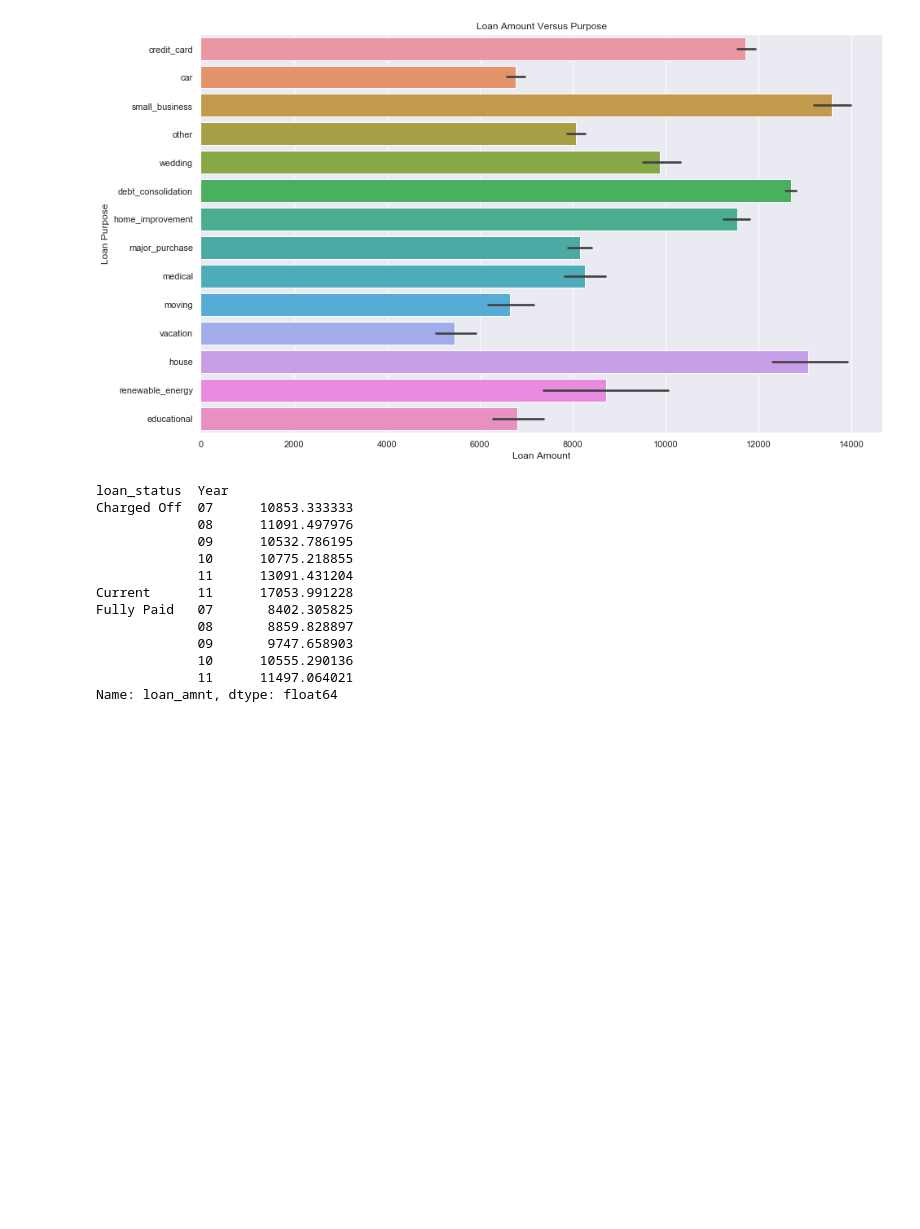
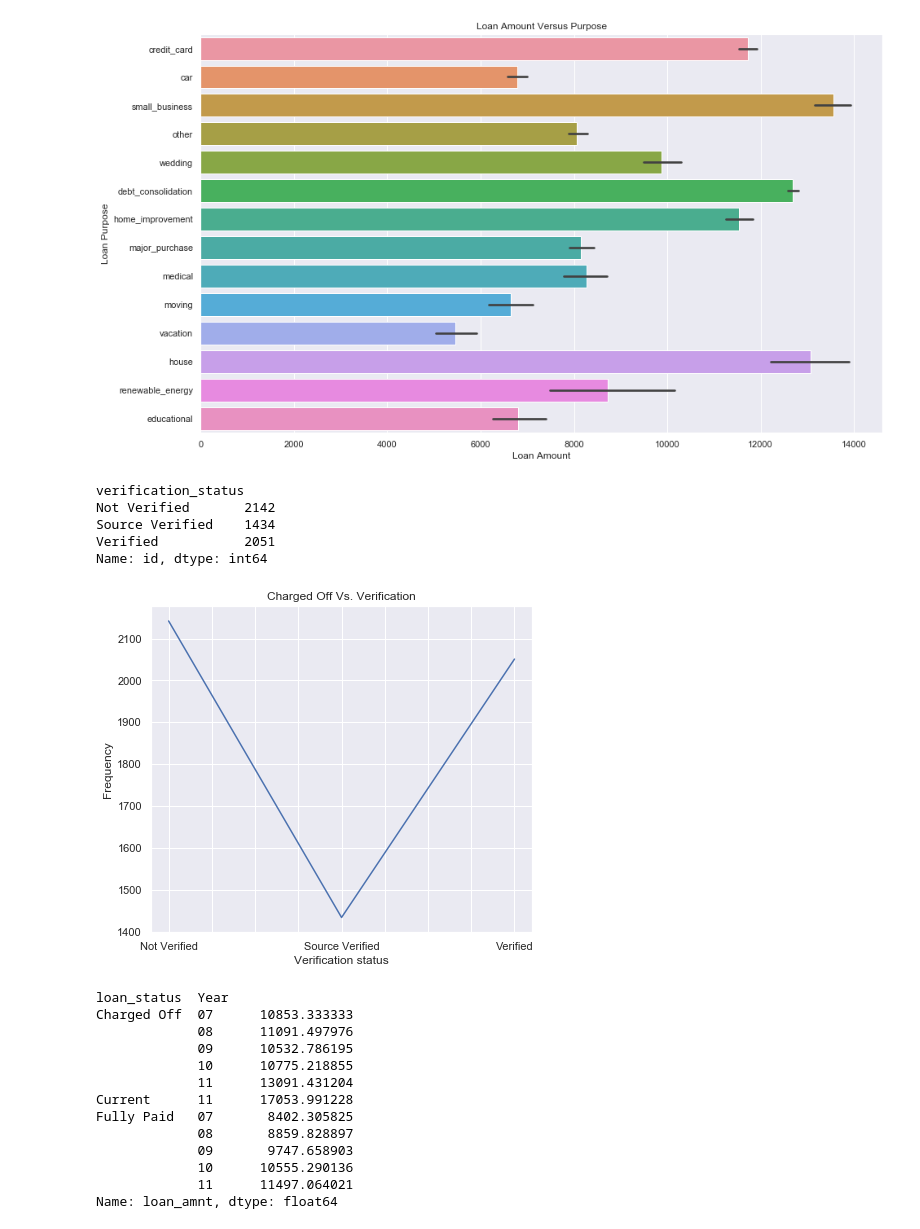
Before and after one commit to KRISHS68/Lending-Club-CS, a Jupyter notebook: LendingClub.ipynb, the cells around one changed output. Drawn from its saved outputs; the diff is of its cells as text; code cells hidden in the pictures; blank space fills up the shorter version.

```diff
--- a/LendingClub.ipynb
+++ b/LendingClub.ipynb
@@ -208,6 +254,25 @@ ax = plt.ylabel('Loan Purpose')
 ax = plt.title('Loan Amount Versus Purpose')
 # %% [output]
 [figure]
+# %%
+#Charged off loan status count group by Verification status
+verify_dist=loans.loc[loans['loan_status'] == 'Charged Off'].groupby("verification_status")['id'].size()
+print(verify_dist)
+plt.figure(figsize=(15,6))
+sns.set()
+
+ax1 = plt.subplot(1, 2, 1)
+ax1 = verify_dist.plot()
+ax1 = plt.title('Charged Off Vs. Verification')
+ax1 = plt.xlabel('Verification status')
+ax1 = plt.ylabel('Frequency')
+# %% [output]
+verification_status
+Not Verified       2142
+Source Verified    1434
+Verified           2051
+Name: id, dtype: int64
+[figure, added]
 # %%
 plt.figure(figsize=(15,6))
 print(loans.groupby(['loan_status','Year'])['loan_amnt'].mean())
```
Also changed, not shown: parts of 18 cells of this notebook.
